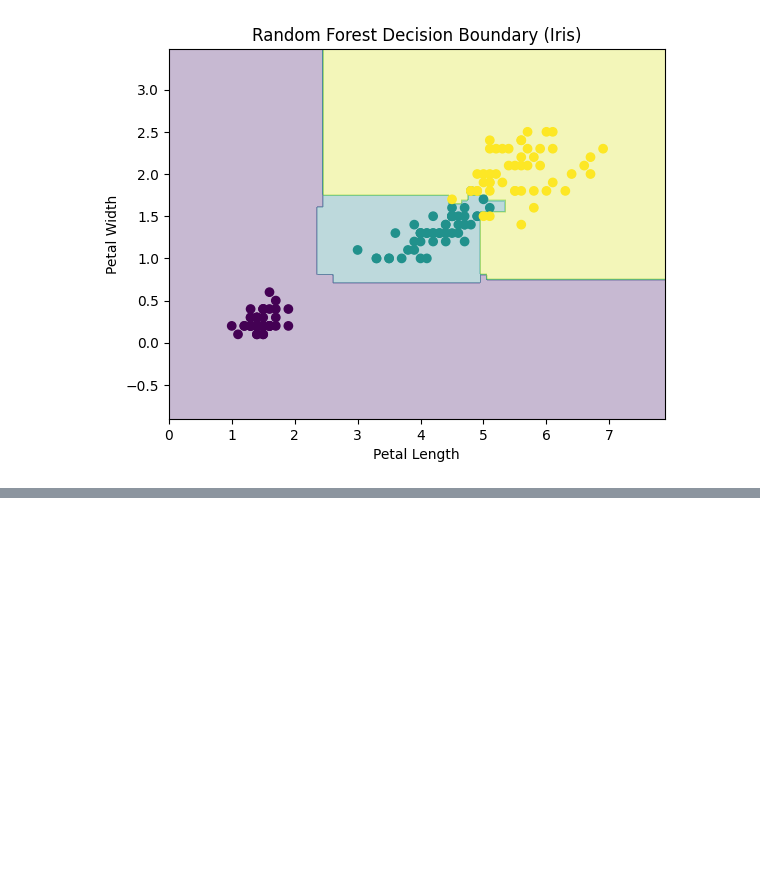
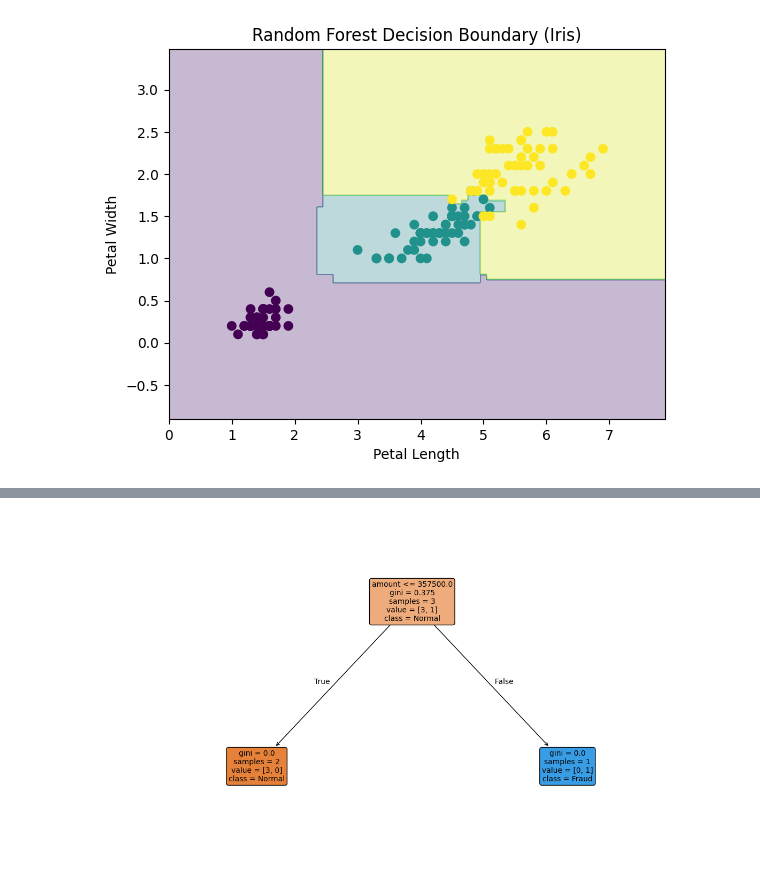
Before and after one commit to nqwrt/Gwangju-AI-Academy, a Jupyter notebook: 머신러닝-유형/지도학습/분류/앙상블/bagging/02.랜덤포레스트-붓꽃.ipynb, the cells around one changed output, grey strips where cells are left out. Cells and saved outputs as stored; diff of their text form; code cells hidden in the pictures; blank space fills up the shorter version.

```diff
--- a/머신러닝-유형/지도학습/분류/앙상블/bagging/02.랜덤포레스트-붓꽃.ipynb
+++ b/머신러닝-유형/지도학습/분류/앙상블/bagging/02.랜덤포레스트-붓꽃.ipynb
@@ -109,0 +279,30 @@ plt.show()
+# %%
+# 첫번째 트리 확인
+from sklearn.tree import plot_tree
+import matplotlib.pyplot as plt
+
+
+# 첫 번째 트리 꺼내기
+tree = model.estimators_[0]
+
+
+# 시각화
+plt.figure(
+    figsize=(15,8)
+)
+
+plot_tree(
+    tree,
+    feature_names=X.columns,
+    class_names=[
+        "Normal",
+        "Fraud"
+    ],
+    filled=True,
+    rounded=True,
+    fontsize=10
+)
+
+plt.show()
+# %% [output]
+[figure, added]
```
Also changed, not shown: parts of 5 cells of this notebook, 12 other files.
